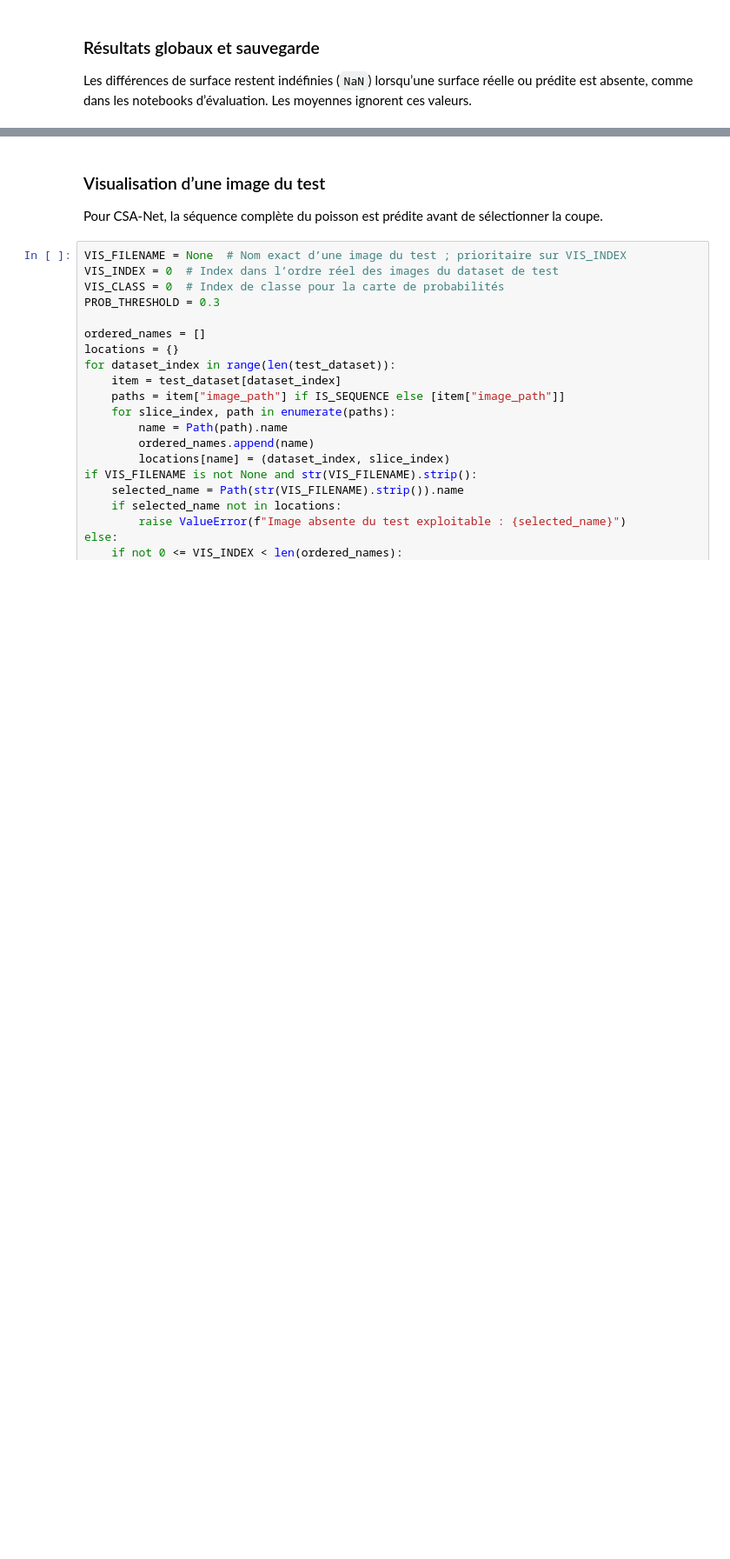
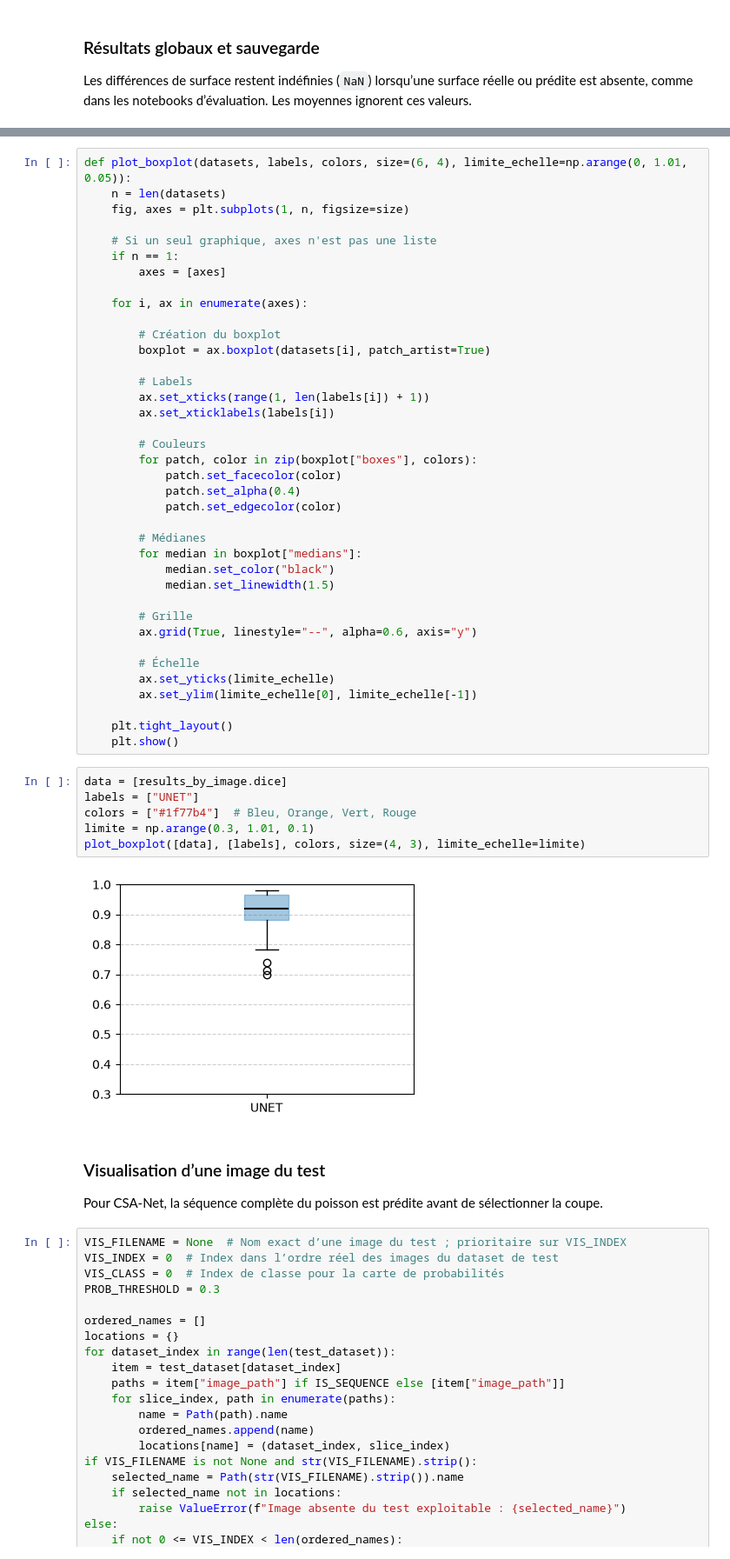
Before and after one commit to loranedp/Stage-GonAIde-2026, a Jupyter notebook: Debut/UNet/test_unet.ipynb, the cells around one changed output, grey strips where cells are left out. Shown at 87% size. Saved outputs shown, nothing was run; the diff lists cells and outputs as text; blank space fills up the shorter version.

```diff
--- a/Debut/UNet/test_unet.ipynb
+++ b/Debut/UNet/test_unet.ipynb
@@ -328,3 +341,49 @@ Résultats sauvegardés : /home/ldepiero/Stage-GonAIde-2026/Debut/UNet/results/t
+# %%
+def plot_boxplot(datasets, labels, colors, size=(6, 4), limite_echelle=np.arange(0, 1.01, 0.05)):
+    n = len(datasets)
+    fig, axes = plt.subplots(1, n, figsize=size)
+
+    # Si un seul graphique, axes n'est pas une liste
+    if n == 1:
+        axes = [axes]
+
+    for i, ax in enumerate(axes):
+
+        # Création du boxplot
+        boxplot = ax.boxplot(datasets[i], patch_artist=True)
+
+        # Labels
+        ax.set_xticks(range(1, len(labels[i]) + 1))
+        ax.set_xticklabels(labels[i])
+
+        # Couleurs
+        for patch, color in zip(boxplot["boxes"], colors):
+            patch.set_facecolor(color)
+            patch.set_alpha(0.4)
+            patch.set_edgecolor(color)
+
+        # Médianes
+        for median in boxplot["medians"]:
+            median.set_color("black")
+            median.set_linewidth(1.5)
+
+        # Grille
+        ax.grid(True, linestyle="--", alpha=0.6, axis="y")
+
+        # Échelle
+        ax.set_yticks(limite_echelle)
+        ax.set_ylim(limite_echelle[0], limite_echelle[-1])
+
+    plt.tight_layout()
+    plt.show()
+# %%
+data = [results_by_image.dice]
+labels = ["UNET"]
+colors = ["#1f77b4"]  # Bleu, Orange, Vert, Rouge
+limite = np.arange(0.3, 1.01, 0.1)
+plot_boxplot([data], [labels], colors, size=(4, 3), limite_echelle=limite)
+# %% [output]
+[figure, added]
 # %% [markdown]
 ### Visualisation d’une image du test
 Pour CSA-Net, la séquence complète du poisson est prédite avant de sélectionner la coupe.
```
Also changed, not shown: parts of 5 cells of this notebook, 2 other files.
